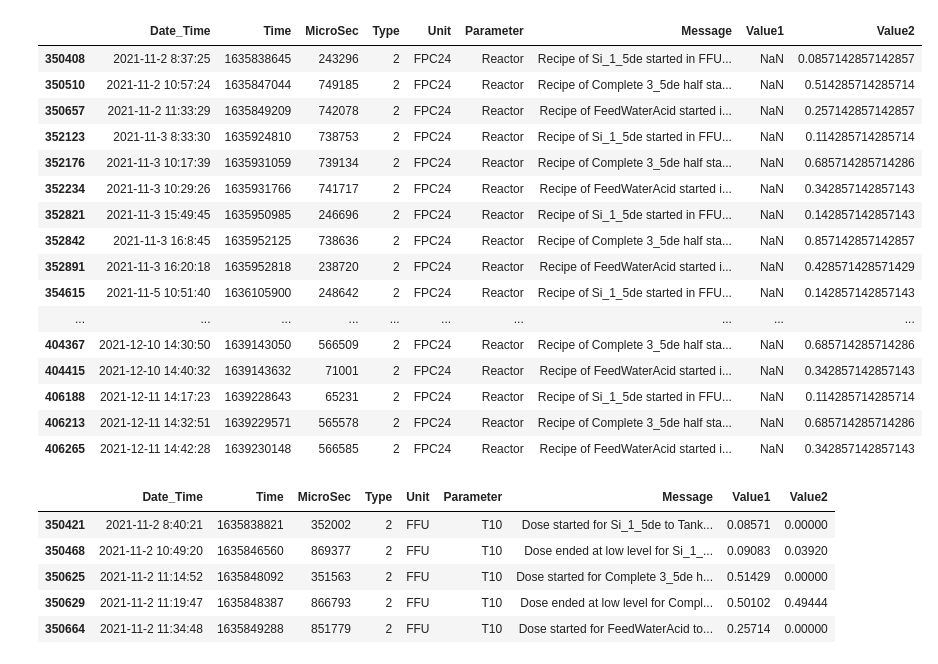
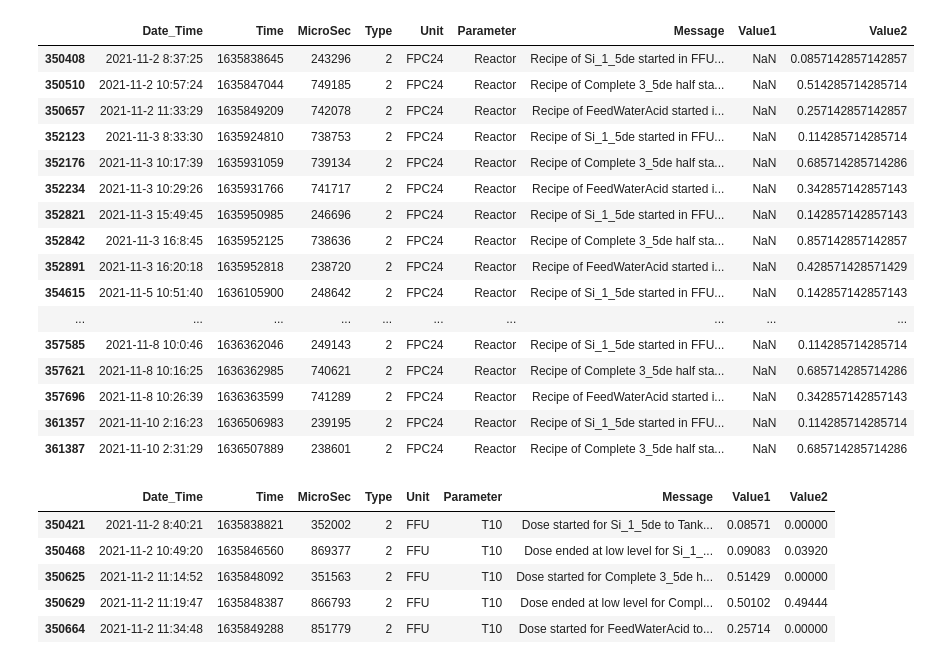
Before and after one commit to janakishyama/ESR_10, a Jupyter notebook: WP1/data_cleaning_DBexport/_4_feed_Nutrient/3_feedData_Dosing.ipynb, the cells around one changed output. Saved outputs shown, nothing was run; the diff lists cells and outputs as text; code cells hidden in the pictures.

```diff
--- a/WP1/data_cleaning_DBexport/_4_feed_Nutrient/3_feedData_Dosing.ipynb
+++ b/WP1/data_cleaning_DBexport/_4_feed_Nutrient/3_feedData_Dosing.ipynb
@@ -19,25 +19,25 @@ feed_temp_ins4 = log_rawDF.query('Time >= 1635246000 and Time <= 1641567595 and
 # %%
 programID_DF = feed_temp_ins4[feed_temp_ins4['Message'].str.contains('Recipe', regex=False, case=False, na=False)]
 # %%
-programID_DF.head(60)
+programID_DF.head(20)
 # %% [output]
 |  | Date_Time | Time | MicroSec | Type | Unit | Parameter | Message | Value1 | Value2 |
 | 350408 | 2021-11-2 8:37:25 | 1635838645 | 243296 | 2 | FPC24 | Reactor | Recipe of Si_1_5de started in FFU... | NaN | 0.0857142857142857 |
 | 350510 | 2021-11-2 10:57:24 | 1635847044 | 749185 | 2 | FPC24 | Reactor | Recipe of Complete 3_5de half sta... | NaN | 0.514285714285714 |
 | 350657 | 2021-11-2 11:33:29 | 1635849209 | 742078 | 2 | FPC24 | Reactor | Recipe of FeedWaterAcid started i... | NaN | 0.257142857142857 |
 | 352123 | 2021-11-3 8:33:30 | 1635924810 | 738753 | 2 | FPC24 | Reactor | Recipe of Si_1_5de started in FFU... | NaN | 0.114285714285714 |
 | 352176 | 2021-11-3 10:17:39 | 1635931059 | 739134 | 2 | FPC24 | Reactor | Recipe of Complete 3_5de half sta... | NaN | 0.685714285714286 |
 | 352234 | 2021-11-3 10:29:26 | 1635931766 | 741717 | 2 | FPC24 | Reactor | Recipe of FeedWaterAcid started i... | NaN | 0.342857142857143 |
 | 352821 | 2021-11-3 15:49:45 | 1635950985 | 246696 | 2 | FPC24 | Reactor | Recipe of Si_1_5de started in FFU... | NaN | 0.142857142857143 |
 | 352842 | 2021-11-3 16:8:45 | 1635952125 | 738636 | 2 | FPC24 | Reactor | Recipe of Complete 3_5de half sta... | NaN | 0.857142857142857 |
 | 352891 | 2021-11-3 16:20:18 | 1635952818 | 238720 | 2 | FPC24 | Reactor | Recipe of FeedWaterAcid started i... | NaN | 0.428571428571429 |
 | 354615 | 2021-11-5 10:51:40 | 1636105900 | 248642 | 2 | FPC24 | Reactor | Recipe of Si_1_5de started in FFU... | NaN | 0.142857142857143 |
 | ... | ... | ... | ... | ... | ... | ... | ... | ... | ... |
-| 404367 | 2021-12-10 14:30:50 | 1639143050 | 566509 | 2 | FPC24 | Reactor | Recipe of Complete 3_5de half sta... | NaN | 0.685714285714286 |
-| 404415 | 2021-12-10 14:40:32 | 1639143632 | 71001 | 2 | FPC24 | Reactor | Recipe of FeedWaterAcid started i... | NaN | 0.342857142857143 |
-| 406188 | 2021-12-11 14:17:23 | 1639228643 | 65231 | 2 | FPC24 | Reactor | Recipe of Si_1_5de started in FFU... | NaN | 0.114285714285714 |
-| 406213 | 2021-12-11 14:32:51 | 1639229571 | 565578 | 2 | FPC24 | Reactor | Recipe of Complete 3_5de half sta... | NaN | 0.685714285714286 |
-| 406265 | 2021-12-11 14:42:28 | 1639230148 | 566585 | 2 | FPC24 | Reactor | Recipe of FeedWaterAcid started i... | NaN | 0.342857142857143 |
+| 357585 | 2021-11-8 10:0:46 | 1636362046 | 249143 | 2 | FPC24 | Reactor | Recipe of Si_1_5de started in FFU... | NaN | 0.114285714285714 |
+| 357621 | 2021-11-8 10:16:25 | 1636362985 | 740621 | 2 | FPC24 | Reactor | Recipe of Complete 3_5de half sta... | NaN | 0.685714285714286 |
+| 357696 | 2021-11-8 10:26:39 | 1636363599 | 741289 | 2 | FPC24 | Reactor | Recipe of FeedWaterAcid started i... | NaN | 0.342857142857143 |
+| 361357 | 2021-11-10 2:16:23 | 1636506983 | 239195 | 2 | FPC24 | Reactor | Recipe of Si_1_5de started in FFU... | NaN | 0.114285714285714 |
+| 361387 | 2021-11-10 2:31:29 | 1636507889 | 238601 | 2 | FPC24 | Reactor | Recipe of Complete 3_5de half sta... | NaN | 0.685714285714286 |
 # %%
 new_DF = log_rawDF.copy()
 # %%
```
Also changed, not shown: parts of 5 cells of this notebook.
